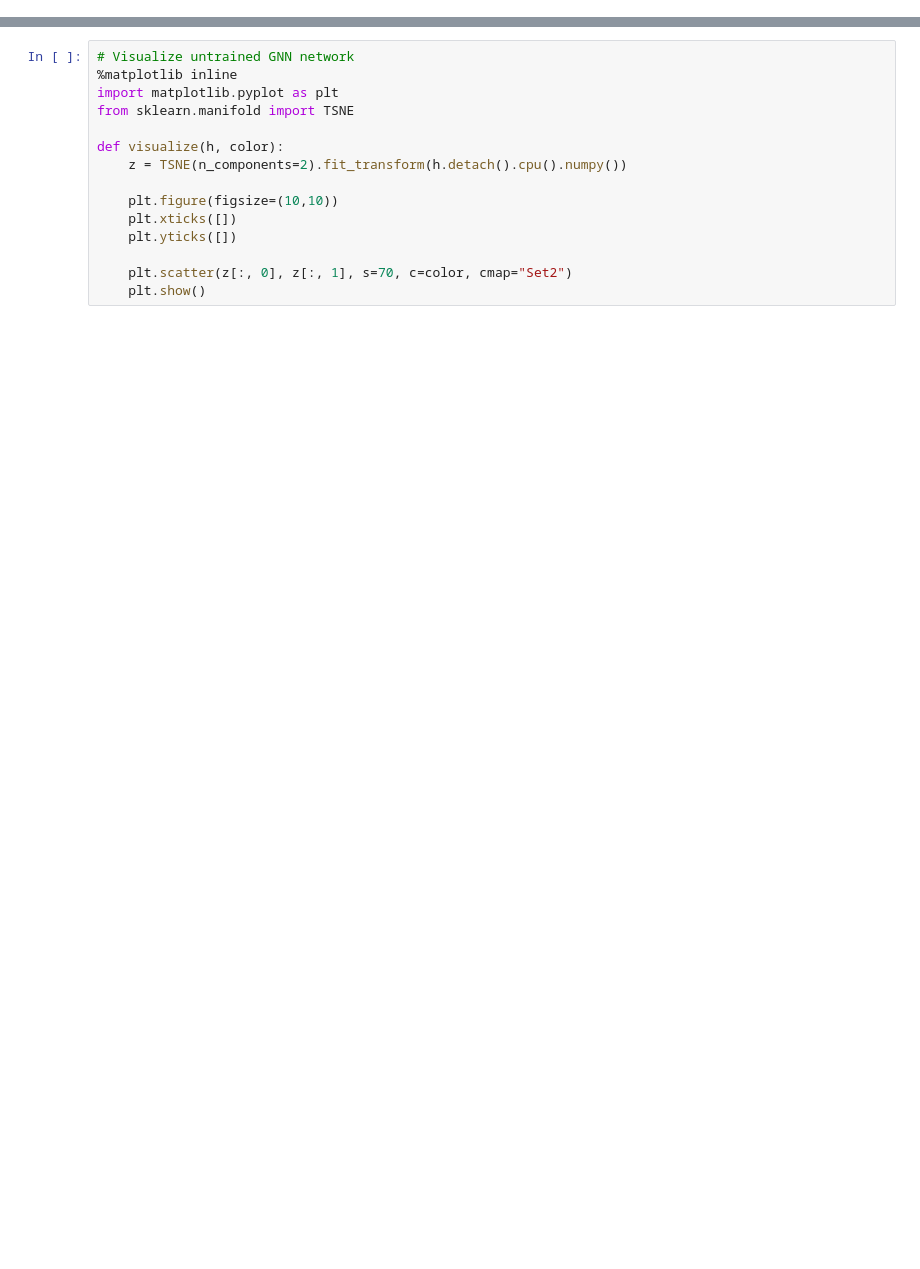
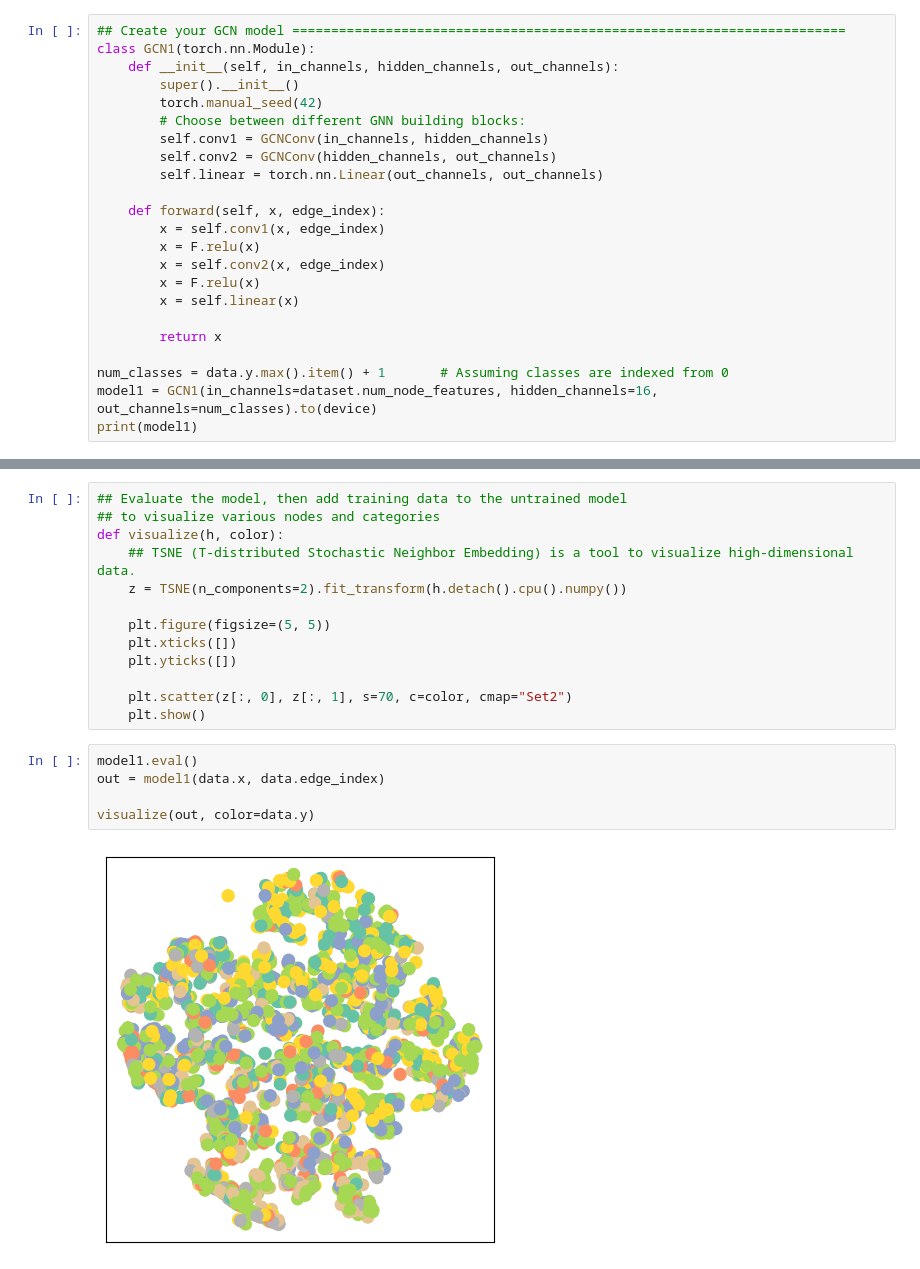
Before and after one commit to young-hwanlee/gnn_example, a Jupyter notebook: gnn_node_level_prediction.ipynb, the cells around one changed output, grey strips where cells are left out. Saved outputs shown, nothing was run; the diff lists cells and outputs as text; blank space fills up the shorter version.

```diff
--- a/gnn_node_level_prediction.ipynb
+++ b/gnn_node_level_prediction.ipynb
@@ -103,0 +96,23 @@ loader = NeighborLoader(dataset[0], num_neighbors=[25, 10])
+# %%
+## Create your GCN model =======================================================================
+class GCN1(torch.nn.Module):
+    def __init__(self, in_channels, hidden_channels, out_channels):
+        super().__init__()
+        torch.manual_seed(42)
+        # Choose between different GNN building blocks:
+        self.conv1 = GCNConv(in_channels, hidden_channels)
+        self.conv2 = GCNConv(hidden_channels, out_channels)
+        self.linear = torch.nn.Linear(out_channels, out_channels)
+
+    def forward(self, x, edge_index):
+        x = self.conv1(x, edge_index)
+        x = F.relu(x)
+        x = self.conv2(x, edge_index)
+        x = F.relu(x)
+        x = self.linear(x)
+
+        return x
+
+num_classes = data.y.max().item() + 1       # Assuming classes are indexed from 0
+model1 = GCN1(in_channels=dataset.num_node_features, hidden_channels=16, out_channels=num_classes).to(device)
+print(model1)
@@ -123,15 +205,20 @@ print(model)
 # %%
-# Visualize untrained GNN network
-%matplotlib inline
-import matplotlib.pyplot as plt
-from sklearn.manifold import TSNE
-
+## Evaluate the model, then add training data to the untrained model
+## to visualize various nodes and categories
 def visualize(h, color):
+    ## TSNE (T-distributed Stochastic Neighbor Embedding) is a tool to visualize high-dimensional data.
     z = TSNE(n_components=2).fit_transform(h.detach().cpu().numpy())
 
-    plt.figure(figsize=(10,10))
+    plt.figure(figsize=(5, 5))
     plt.xticks([])
     plt.yticks([])
 
     plt.scatter(z[:, 0], z[:, 1], s=70, c=color, cmap="Set2")
     plt.show()
+# %%
+model1.eval()
+out = model1(data.x, data.edge_index)
+
+visualize(out, color=data.y)
+# %% [output]
+[figure, added]
```
Also changed, not shown: parts of 16 cells of this notebook.
